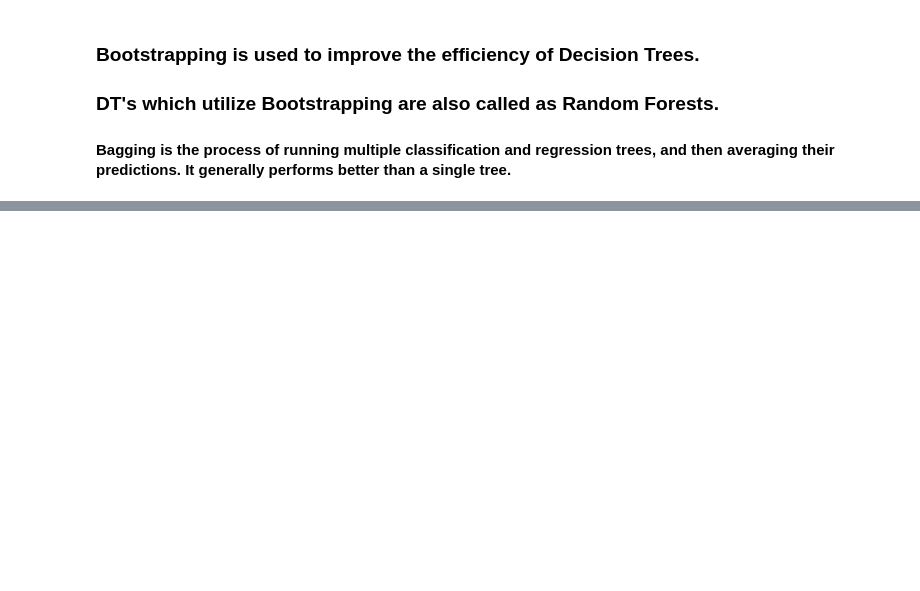
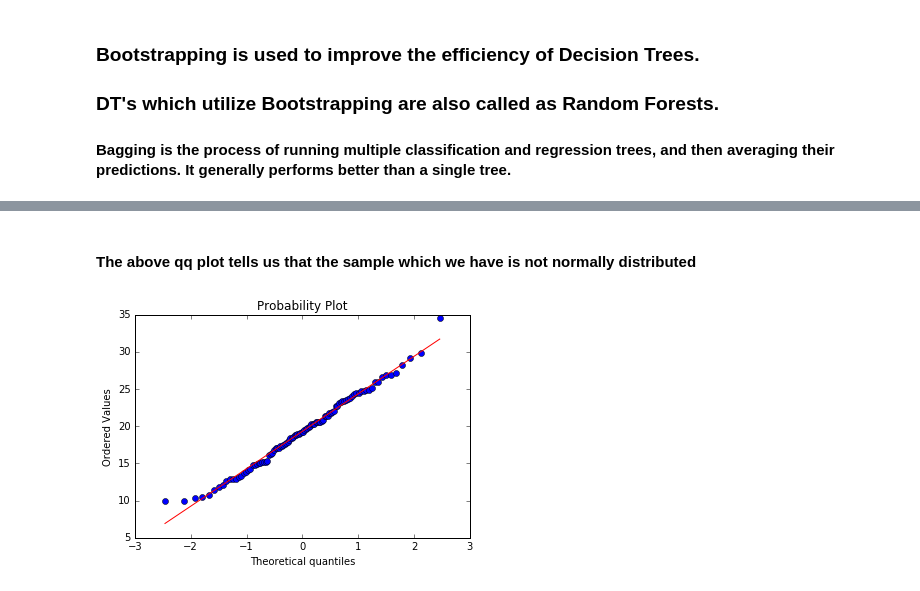
Before and after one commit to prodigy803/statistics-for-data-scientists-python, a Jupyter notebook: Notebooks/Chapter_2.ipynb, the cells around one changed output, grey strips where cells are left out. Saved outputs shown, nothing was run; the diff lists cells and outputs as text; code cells hidden in the pictures; blank space fills up the shorter version.

```diff
--- a/Notebooks/Chapter_2.ipynb
+++ b/Notebooks/Chapter_2.ipynb
@@ -164,0 +254,8 @@ Bootstrap Mean :  69120.742
+# %% [markdown]
+#### The above qq plot tells us that the sample which we have is not normally distributed
+# %%
+measurements = np.random.normal(loc = 20, scale = 5, size=100)
+stats.probplot(measurements, dist="norm", plot=pylab)
+pylab.show()
+# %% [output]
+[figure, added]
```
Also changed, not shown: parts of 22 cells of this notebook.
